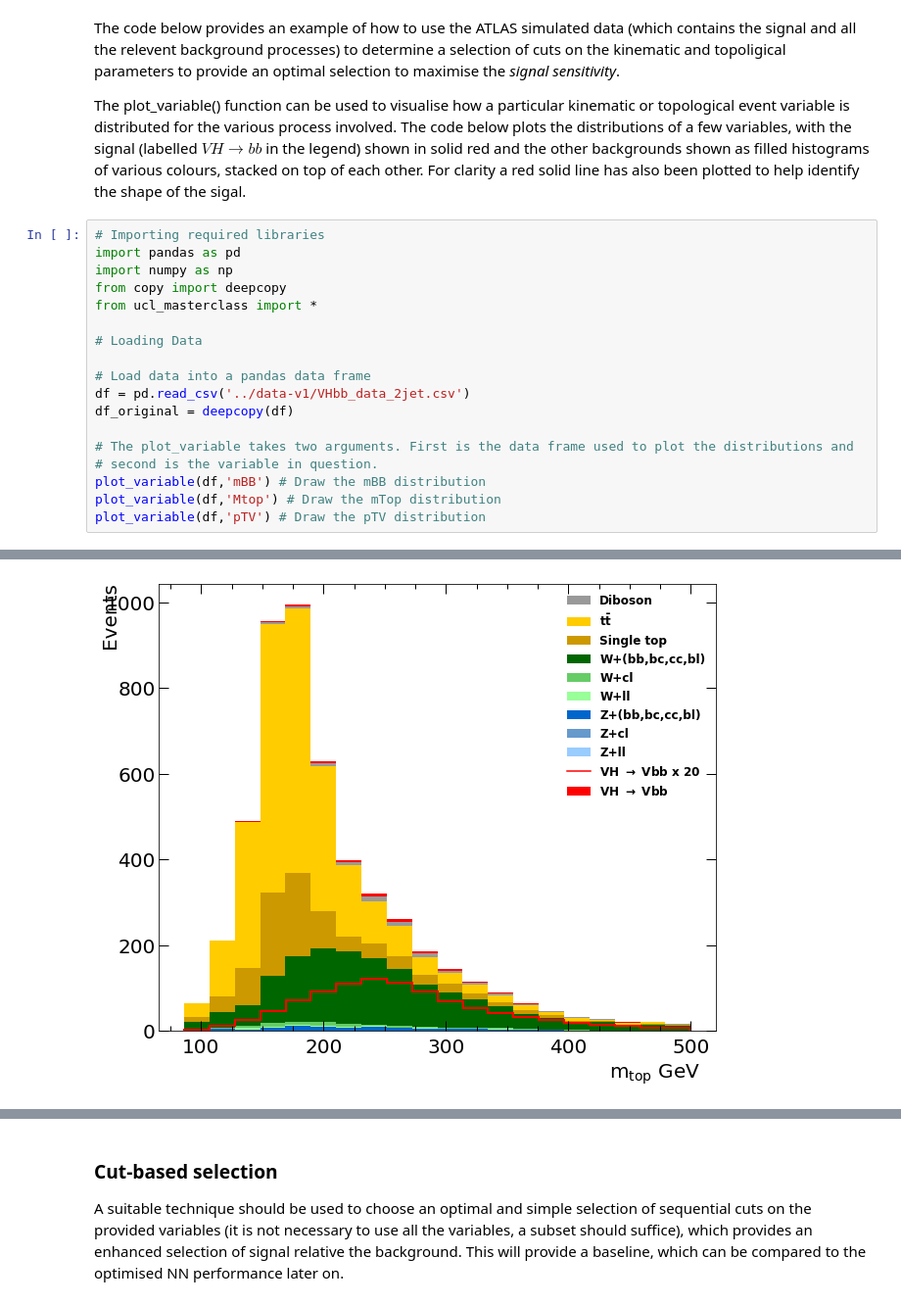
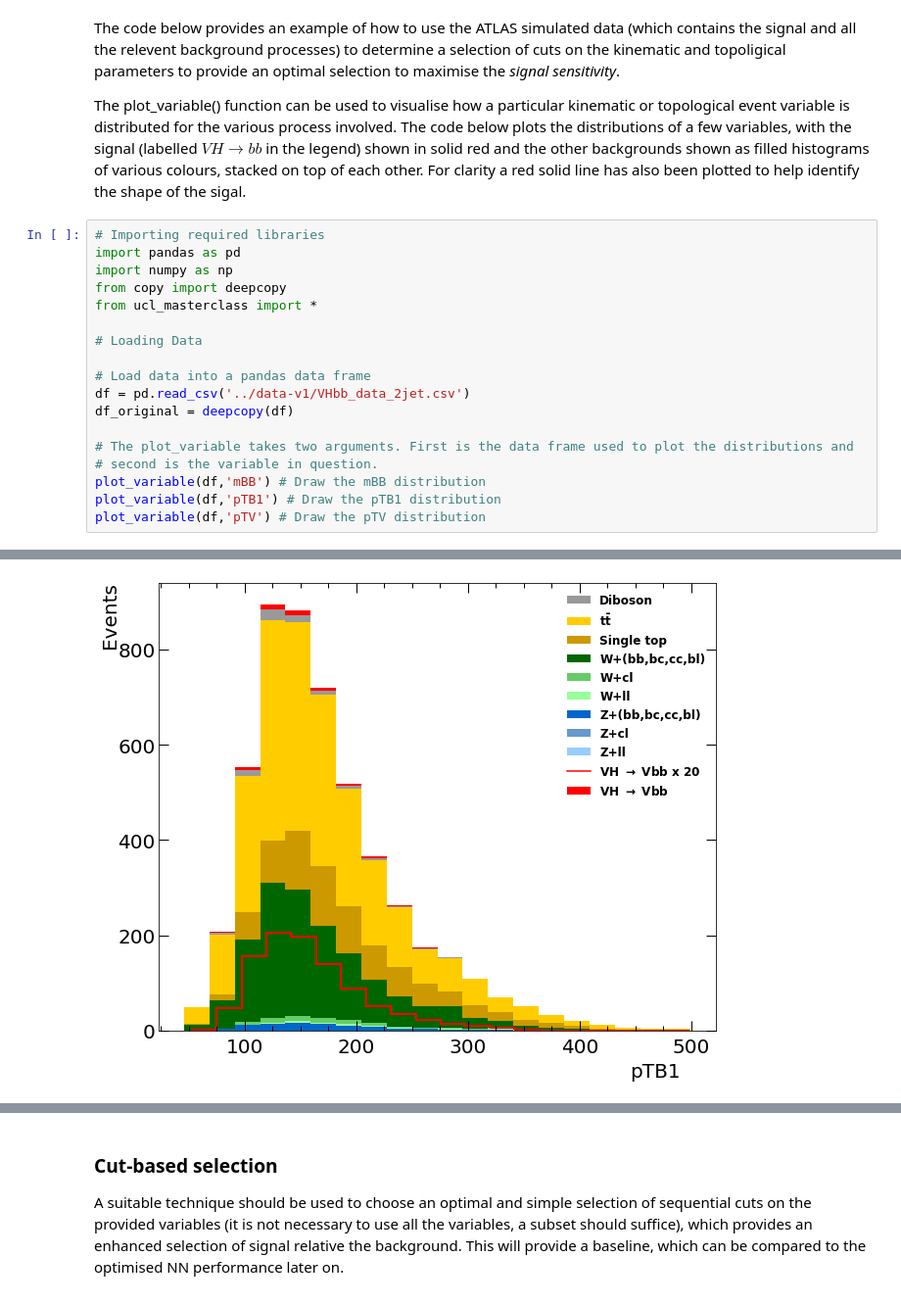
Before and after one commit to nikitapond/in2HEP, a Jupyter notebook: practicalMLproject/ATLAS_Cut_Based.ipynb, the cells around one changed output, grey strips where cells are left out. Shown at 98% size. Saved outputs shown, nothing was run; the diff lists cells and outputs as text.

```diff
--- a/practicalMLproject/ATLAS_Cut_Based.ipynb
+++ b/practicalMLproject/ATLAS_Cut_Based.ipynb
@@ -11,24 +11,24 @@ The plot_variable() function can be used to visualise how a particular kinematic
 # %%
 # Importing required libraries
 import pandas as pd
 import numpy as np
 from copy import deepcopy
 from ucl_masterclass import *
 
 # Loading Data
 
 # Load data into a pandas data frame
 df = pd.read_csv('../data-v1/VHbb_data_2jet.csv')
 df_original = deepcopy(df)
 
 # The plot_variable takes two arguments. First is the data frame used to plot the distributions and
 # second is the variable in question.
 plot_variable(df,'mBB') # Draw the mBB distribution
-plot_variable(df,'Mtop') # Draw the mTop distribution
+plot_variable(df,'pTB1') # Draw the pTB1 distribution
 plot_variable(df,'pTV') # Draw the pTV distribution
 # %% [output]
 [figure]
-[figure, old version]
+[figure, new version]
 [figure]
 # %% [markdown]
 ### Cut-based selection
```
